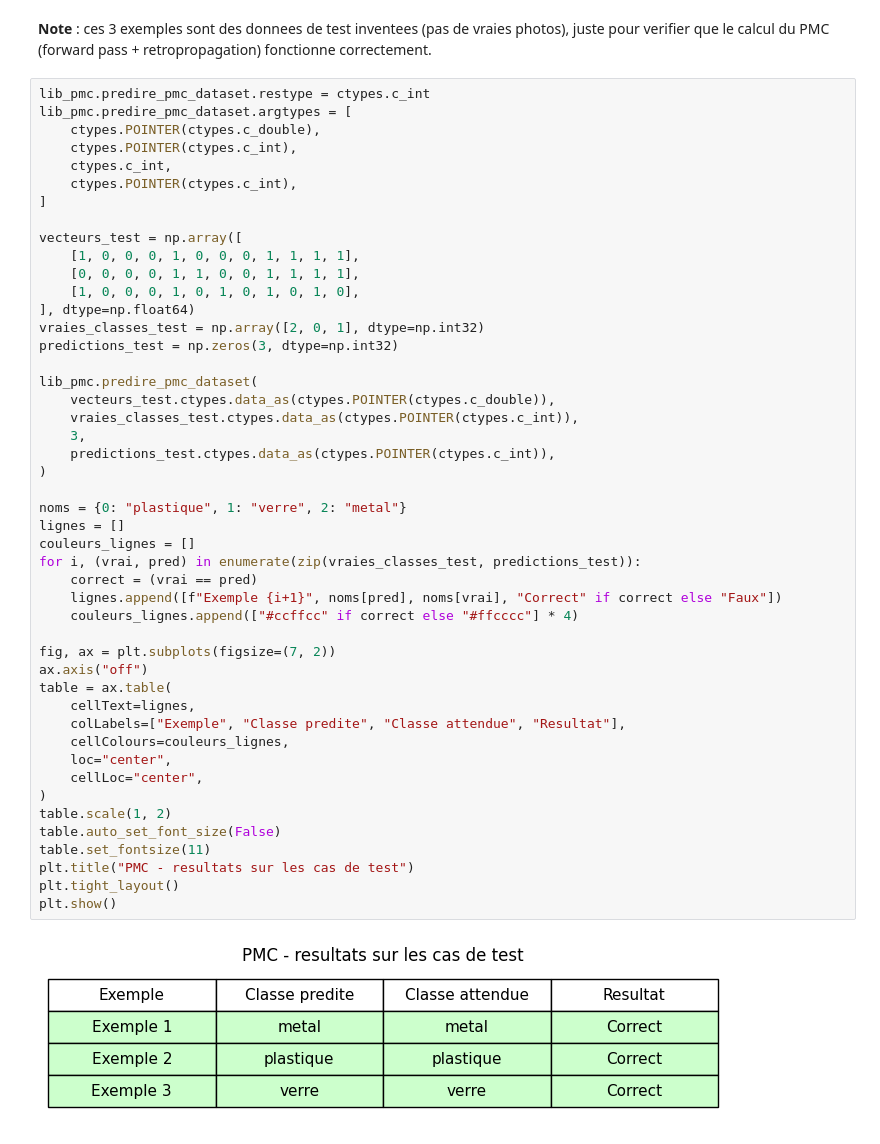
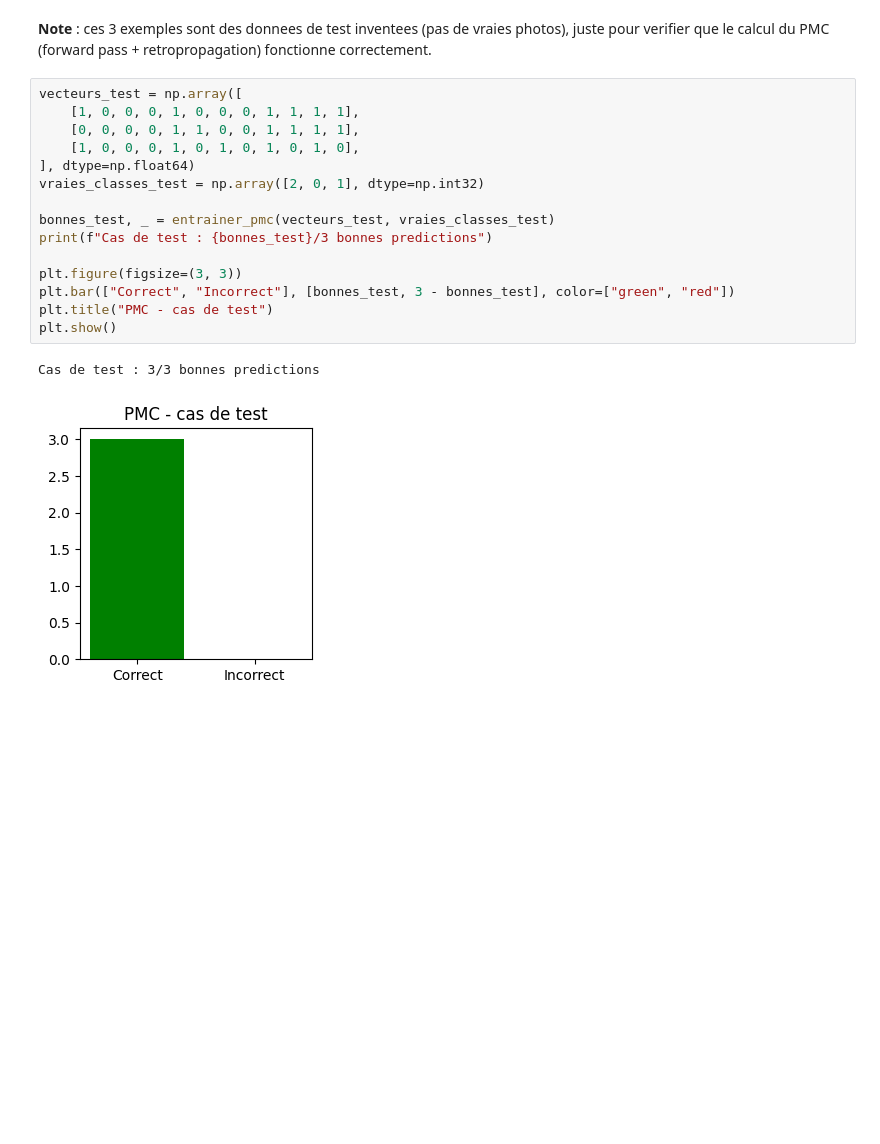
Before and after one commit to Helsy-3/Projet-annuel-3JIABD, a Jupyter notebook: projet.ipynb, the cells around one changed output. Drawn from its saved outputs; the diff is of its cells as text; blank space fills up the shorter version.

Commit message:
Branchements etapes 1-5, correction bugs PMC/RBF, split train/test, sauvegarde/chargement et client-serveur predict

```diff
--- a/projet.ipynb
+++ b/projet.ipynb
@@ -168,54 +279,23 @@ Bonnes predictions : 3 / 3
 # %% [markdown]
 **Note** : ces 3 exemples sont des donnees de test inventees (pas de vraies photos), juste pour verifier que le calcul du PMC (forward pass + retropropagation) fonctionne correctement.
 # %%
-lib_pmc.predire_pmc_dataset.restype = ctypes.c_int
-lib_pmc.predire_pmc_dataset.argtypes = [
-    ctypes.POINTER(ctypes.c_double),
-    ctypes.POINTER(ctypes.c_int),
-    ctypes.c_int,
-    ctypes.POINTER(ctypes.c_int),
-]
-
 vecteurs_test = np.array([
     [1, 0, 0, 0, 1, 0, 0, 0, 1, 1, 1, 1],
     [0, 0, 0, 0, 1, 1, 0, 0, 1, 1, 1, 1],
     [1, 0, 0, 0, 1, 0, 1, 0, 1, 0, 1, 0],
 ], dtype=np.float64)
 vraies_classes_test = np.array([2, 0, 1], dtype=np.int32)
-predictions_test = np.zeros(3, dtype=np.int32)
 
-lib_pmc.predire_pmc_dataset(
-    vecteurs_test.ctypes.data_as(ctypes.POINTER(ctypes.c_double)),
-    vraies_classes_test.ctypes.data_as(ctypes.POINTER(ctypes.c_int)),
-    3,
-    predictions_test.ctypes.data_as(ctypes.POINTER(ctypes.c_int)),
-)
+bonnes_test, _ = entrainer_pmc(vecteurs_test, vraies_classes_test)
+print(f"Cas de test : {bonnes_test}/3 bonnes predictions")
 
-noms = {0: "plastique", 1: "verre", 2: "metal"}
-lignes = []
-couleurs_lignes = []
-for i, (vrai, pred) in enumerate(zip(vraies_classes_test, predictions_test)):
-    correct = (vrai == pred)
-    lignes.append([f"Exemple {i+1}", noms[pred], noms[vrai], "Correct" if correct else "Faux"])
-    couleurs_lignes.append(["#ccffcc" if correct else "#ffcccc"] * 4)
-
-fig, ax = plt.subplots(figsize=(7, 2))
-ax.axis("off")
-table = ax.table(
-    cellText=lignes,
-    colLabels=["Exemple", "Classe predite", "Classe attendue", "Resultat"],
-    cellColours=couleurs_lignes,
-    loc="center",
-    cellLoc="center",
-)
-table.scale(1, 2)
-table.auto_set_font_size(False)
-table.set_fontsize(11)
-plt.title("PMC - resultats sur les cas de test")
-plt.tight_layout()
+plt.figure(figsize=(3, 3))
+plt.bar(["Correct", "Incorrect"], [bonnes_test, 3 - bonnes_test], color=["green", "red"])
+plt.title("PMC - cas de test")
 plt.show()
 # %% [output]
+Cas de test : 3/3 bonnes predictions
-[figure, old version]
+[figure, new version]
 # %%
 def image_vers_vecteur(chemin, taille=(2, 2)):
     img = Image.open(chemin).convert("RGB")
```
Also changed, not shown: parts of 24 cells of this notebook, 17 other files.
